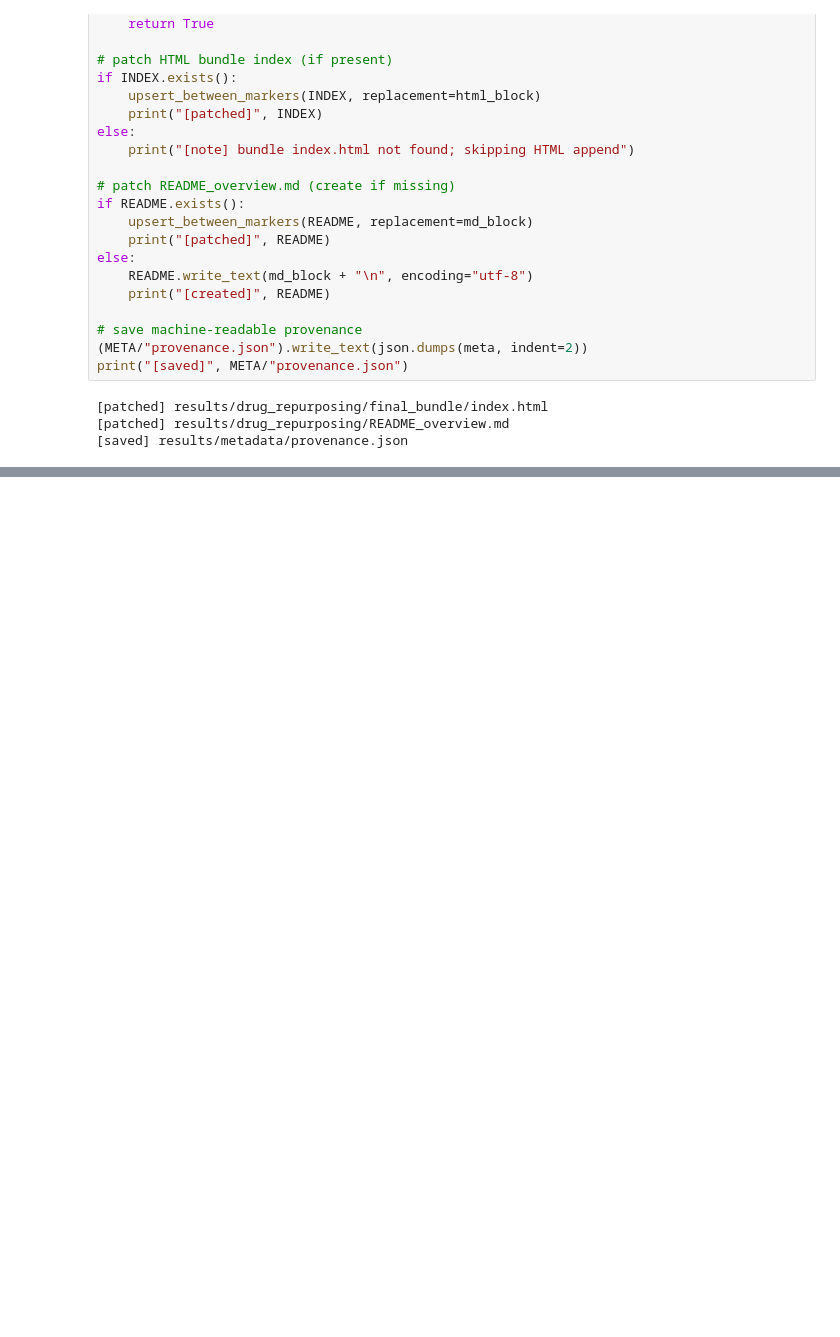
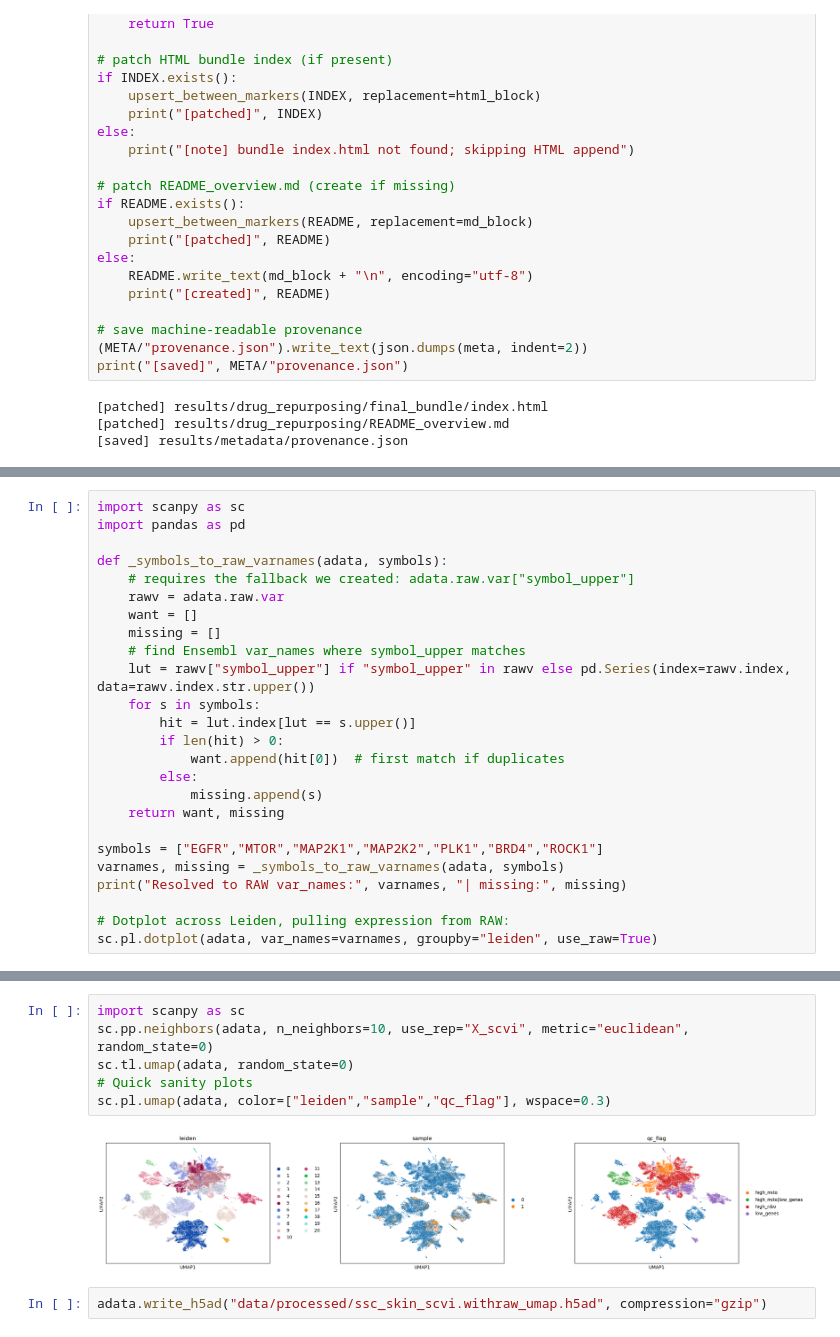
Before and after one commit to glenritschel/scleroderma-scvi, a Jupyter notebook: notebooks/08_validation_and_robustness.ipynb, the cells around one changed output, grey strips where cells are left out. Drawn from its saved outputs; the diff is of its cells as text; blank space fills up the shorter version.

```diff
--- a/notebooks/08_validation_and_robustness.ipynb
+++ b/notebooks/08_validation_and_robustness.ipynb
@@ -311,0 +629,25 @@ print("[saved]", META/"provenance.json")
+# %%
+import scanpy as sc
+import pandas as pd
+
+def _symbols_to_raw_varnames(adata, symbols):
+    # requires the fallback we created: adata.raw.var["symbol_upper"]
+    rawv = adata.raw.var
+    want = []
+    missing = []
+    # find Ensembl var_names where symbol_upper matches
+    lut = rawv["symbol_upper"] if "symbol_upper" in rawv else pd.Series(index=rawv.index, data=rawv.index.str.upper())
+    for s in symbols:
+        hit = lut.index[lut == s.upper()]
+        if len(hit) > 0:
+            want.append(hit[0])  # first match if duplicates
+        else:
+            missing.append(s)
+    return want, missing
+
+symbols = ["EGFR","MTOR","MAP2K1","MAP2K2","PLK1","BRD4","ROCK1"]
+varnames, missing = _symbols_to_raw_varnames(adata, symbols)
+print("Resolved to RAW var_names:", varnames, "| missing:", missing)
+
+# Dotplot across Leiden, pulling expression from RAW:
+sc.pl.dotplot(adata, var_names=varnames, groupby="leiden", use_raw=True)
@@ -311,0 +880,10 @@ print("[saved]", META/"provenance.json")
+# %%
+import scanpy as sc
+sc.pp.neighbors(adata, n_neighbors=10, use_rep="X_scvi", metric="euclidean", random_state=0)
+sc.tl.umap(adata, random_state=0)
+# Quick sanity plots
+sc.pl.umap(adata, color=["leiden","sample","qc_flag"], wspace=0.3)
+# %% [output]
+[figure, added]
+# %%
+adata.write_h5ad("data/processed/ssc_skin_scvi.withraw_umap.h5ad", compression="gzip")
```
Also changed, not shown: parts of 42 cells of this notebook, 52 other files.
